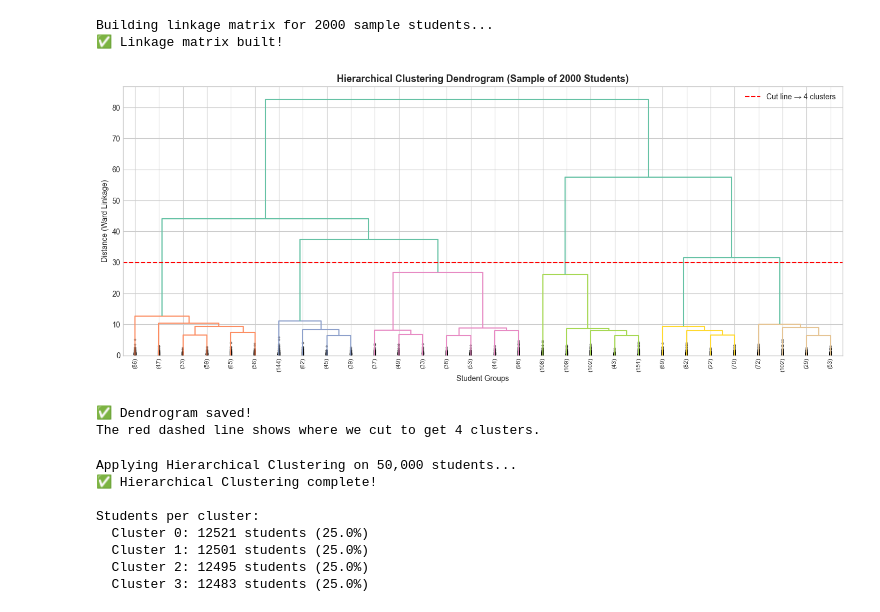
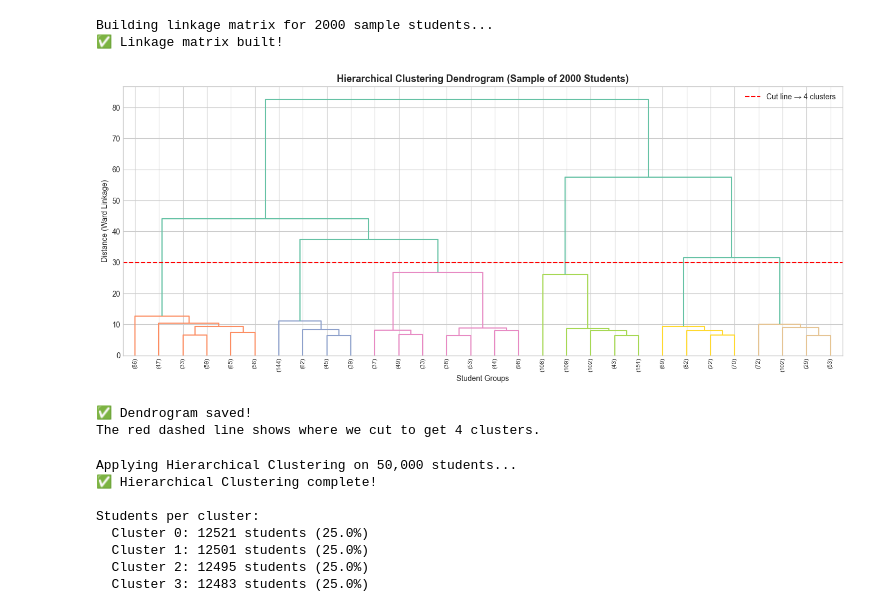
Before and after one commit to mohammedsameer1127-maker/Students-Placement-prediction-, a Jupyter notebook: Student_Placement_ML_Analysis.ipynb, the cells around one changed output. Cells and saved outputs as stored; diff of their text form; code cells hidden in the pictures.

```diff
--- a/Student_Placement_ML_Analysis.ipynb
+++ b/Student_Placement_ML_Analysis.ipynb
@@ -514,27 +497,27 @@ Building linkage matrix for 2000 sample students...
 # %%
 # Plot the Dendrogram
 plt.figure(figsize=(14, 6))
 dendrogram(
     linkage_matrix,
     truncate_mode='lastp',   # Show only the last p merged clusters
     p=30,                    # Show last 30 merges
     leaf_rotation=90,
     leaf_font_size=8,
-    show_contracted=True,
+    show_contracted=False,
     color_threshold=30
 )
 plt.title('Hierarchical Clustering Dendrogram (Sample of 2000 Students)', fontsize=13, fontweight='bold')
 plt.xlabel('Student Groups')
 plt.ylabel('Distance (Ward Linkage)')
 plt.axhline(y=30, color='red', linestyle='--', linewidth=1.5, label='Cut line → 4 clusters')
 plt.legend()
 plt.tight_layout()
 plt.savefig('dendrogram.png', dpi=150, bbox_inches='tight')
 plt.show()
 print("✅ Dendrogram saved!")
 print("The red dashed line shows where we cut to get 4 clusters.")
 # %% [output]
-[figure, old version]
+[figure, new version]
 ✅ Dendrogram saved!
 The red dashed line shows where we cut to get 4 clusters.
 # %%
```
Also changed, not shown: parts of 5 cells of this notebook, 1 other file.
